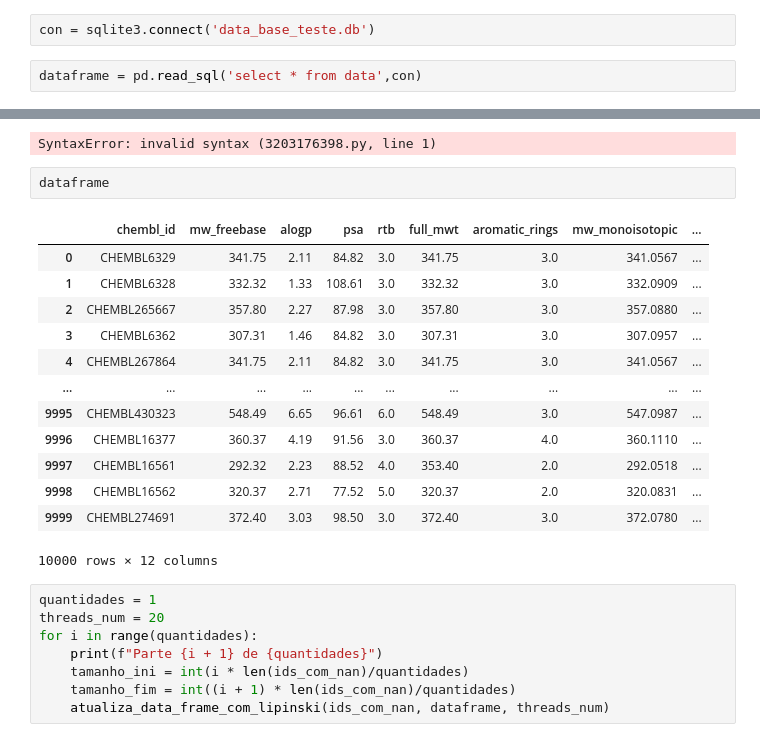
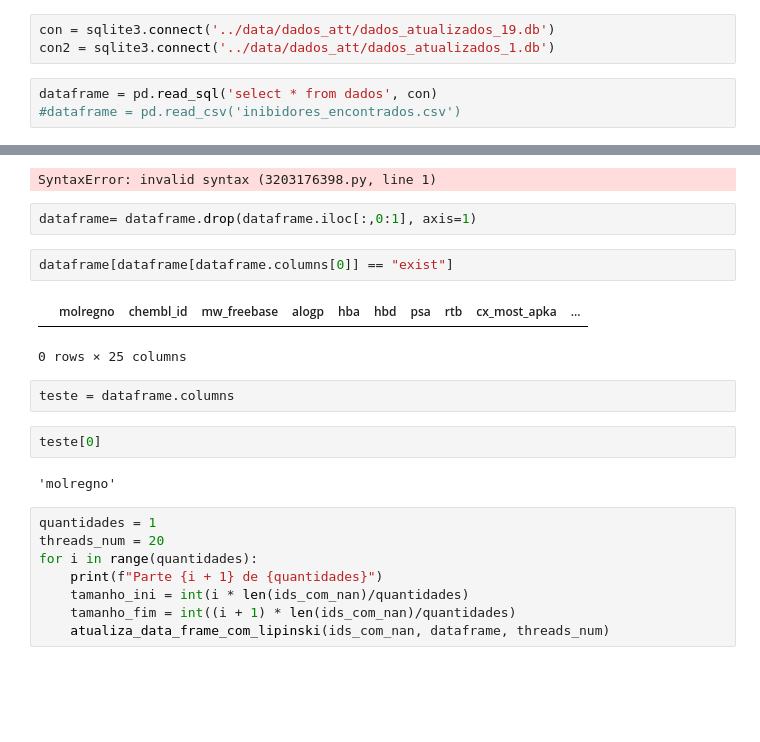
Before and after one commit to alverad-katsuro/chembl_analyser, a Jupyter notebook: cruzipain/Testes.ipynb, the cells around one changed output, grey strips where cells are left out. Saved outputs shown, nothing was run; the diff lists cells and outputs as text; blank space fills up the shorter version.

```diff
--- a/cruzipain/Testes.ipynb
+++ b/cruzipain/Testes.ipynb
@@ -32,6 +32,8 @@ Chem.MolFromSmiles(smiles)
 # %% [output]
 [figure]
 # %%
-con = sqlite3.connect('data_base_teste.db')
+con = sqlite3.connect('../data/dados_att/dados_atualizados_19.db')
+con2 = sqlite3.connect('../data/dados_att/dados_atualizados_1.db')
 # %%
-dataframe = pd.read_sql('select * from data',con)
+dataframe = pd.read_sql('select * from dados', con)
+#dataframe = pd.read_csv('inibidores_encontrados.csv')
@@ -59,22 +109,19 @@ ids_com_nan = dataframe.loc[dataframe.isnull().any(axis=1)][['chembl_id', 'canon
 dataframe.query('chembl_id == 'CHEMBL266306'')
 # %% [output]
 SyntaxError: invalid syntax (3203176398.py, line 1)
+# %%
+dataframe= dataframe.drop(dataframe.iloc[:,0:1], axis=1)
 # %%
-dataframe
+dataframe[dataframe[dataframe.columns[0]] == "exist"]
 # %% [output]
-|  | chembl_id | mw_freebase | alogp | psa | rtb | full_mwt | aromatic_rings | mw_monoisotopic | ... |
-| 0 | CHEMBL6329 | 341.75 | 2.11 | 84.82 | 3.0 | 341.75 | 3.0 | 341.0567 | ... |
-| 1 | CHEMBL6328 | 332.32 | 1.33 | 108.61 | 3.0 | 332.32 | 3.0 | 332.0909 | ... |
-| 2 | CHEMBL265667 | 357.80 | 2.27 | 87.98 | 3.0 | 357.80 | 3.0 | 357.0880 | ... |
-| 3 | CHEMBL6362 | 307.31 | 1.46 | 84.82 | 3.0 | 307.31 | 3.0 | 307.0957 | ... |
-| 4 | CHEMBL267864 | 341.75 | 2.11 | 84.82 | 3.0 | 341.75 | 3.0 | 341.0567 | ... |
-| ... | ... | ... | ... | ... | ... | ... | ... | ... | ... |
-| 9995 | CHEMBL430323 | 548.49 | 6.65 | 96.61 | 6.0 | 548.49 | 3.0 | 547.0987 | ... |
-| 9996 | CHEMBL16377 | 360.37 | 4.19 | 91.56 | 3.0 | 360.37 | 4.0 | 360.1110 | ... |
-| 9997 | CHEMBL16561 | 292.32 | 2.23 | 88.52 | 4.0 | 353.40 | 2.0 | 292.0518 | ... |
-| 9998 | CHEMBL16562 | 320.37 | 2.71 | 77.52 | 5.0 | 320.37 | 2.0 | 320.0831 | ... |
-| 9999 | CHEMBL274691 | 372.40 | 3.03 | 98.50 | 3.0 | 372.40 | 3.0 | 372.0780 | ... |
+|  | molregno | chembl_id | mw_freebase | alogp | hba | hbd | psa | rtb | cx_most_apka | ... |
-10000 rows × 12 columns
+0 rows × 25 columns
+# %%
+teste = dataframe.columns
+# %%
+teste[0]
+# %% [output]
+'molregno'
 # %%
 quantidades = 1
 threads_num = 20
```
Also changed, not shown: parts of 7 cells of this notebook, 21 other files.
